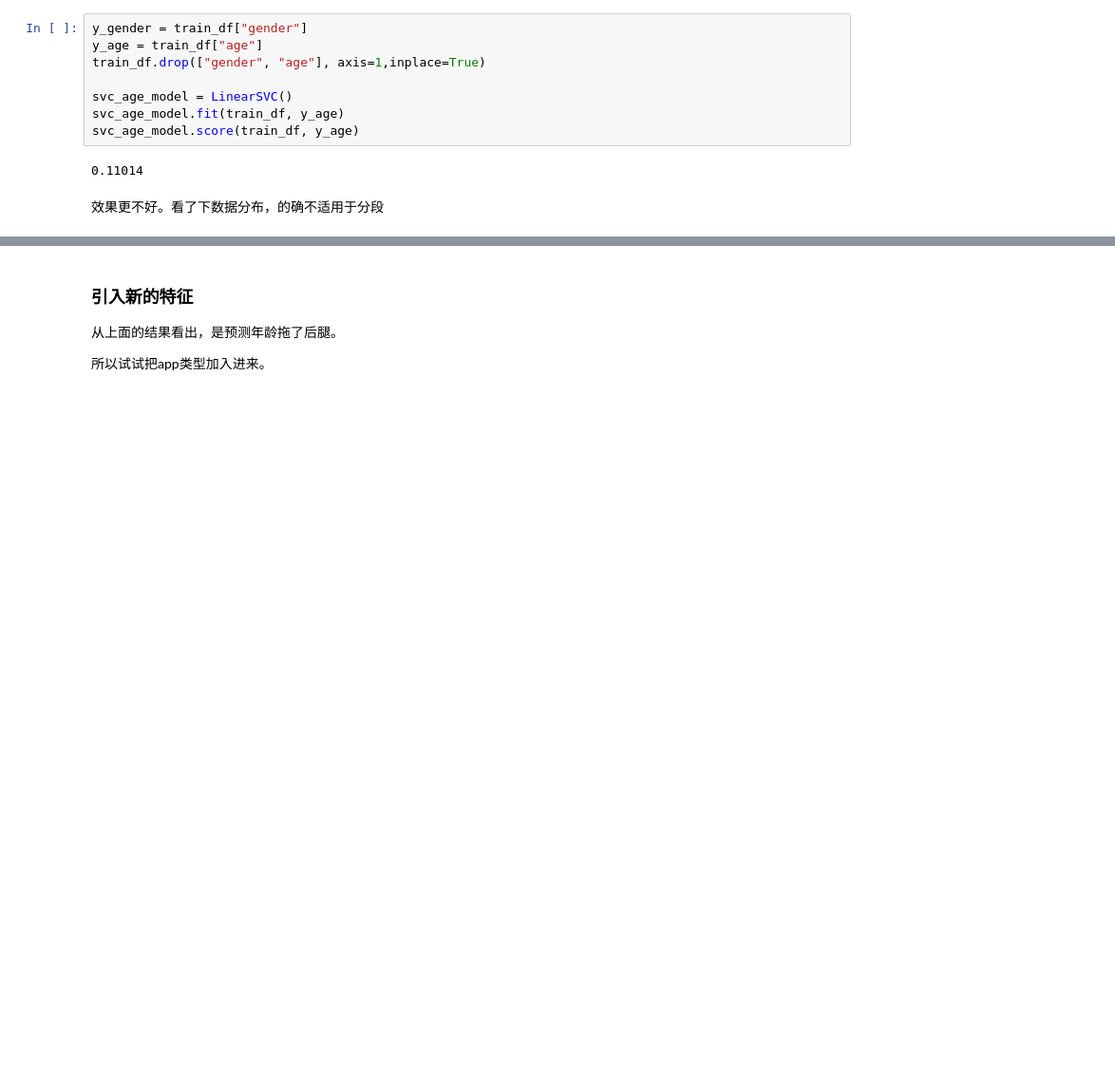
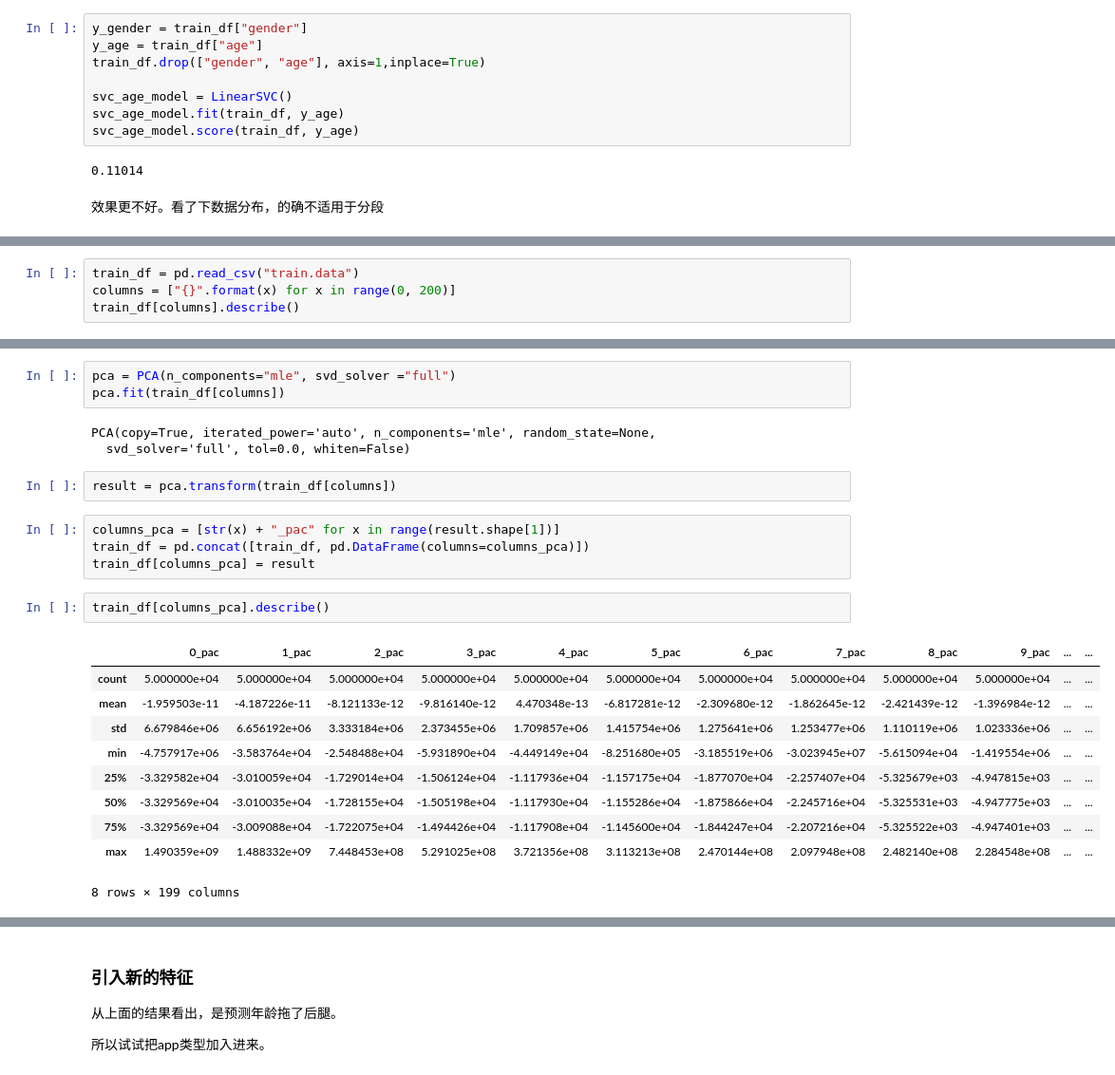
Before and after one commit to miangangzhen/YiGuanCompetition, a Jupyter notebook: Main.ipynb, the cells around one changed output, grey strips where cells are left out. Shown at 95% size. Cells and saved outputs as stored; diff of their text form; blank space fills up the shorter version.

```diff
--- a/Main.ipynb
+++ b/Main.ipynb
@@ -343,0 +389,4 @@ svc_age_model.score(train_df, y_age)
+# %%
+train_df = pd.read_csv("train.data")
+columns = ["{}".format(x) for x in range(0, 200)]
+train_df[columns].describe()
@@ -343,0 +404,25 @@ svc_age_model.score(train_df, y_age)
+# %%
+pca = PCA(n_components="mle", svd_solver ="full")
+pca.fit(train_df[columns])
+# %% [output]
+PCA(copy=True, iterated_power='auto', n_components='mle', random_state=None,
+  svd_solver='full', tol=0.0, whiten=False)
+# %%
+result = pca.transform(train_df[columns])
+# %%
+columns_pca = [str(x) + "_pac" for x in range(result.shape[1])]
+train_df = pd.concat([train_df, pd.DataFrame(columns=columns_pca)])
+train_df[columns_pca] = result
+# %%
+train_df[columns_pca].describe()
+# %% [output]
+|  | 0_pac | 1_pac | 2_pac | 3_pac | 4_pac | 5_pac | 6_pac | 7_pac | 8_pac | 9_pac | ... | ... |
+| count | 5.000000e+04 | 5.000000e+04 | 5.000000e+04 | 5.000000e+04 | 5.000000e+04 | 5.000000e+04 | 5.000000e+04 | 5.000000e+04 | 5.000000e+04 | 5.000000e+04 | ... | ... |
+| mean | -1.959503e-11 | -4.187226e-11 | -8.121133e-12 | -9.816140e-12 | 4.470348e-13 | -6.817281e-12 | -2.309680e-12 | -1.862645e-12 | -2.421439e-12 | -1.396984e-12 | ... | ... |
+| std | 6.679846e+06 | 6.656192e+06 | 3.333184e+06 | 2.373455e+06 | 1.709857e+06 | 1.415754e+06 | 1.275641e+06 | 1.253477e+06 | 1.110119e+06 | 1.023336e+06 | ... | ... |
+| min | -4.757917e+06 | -3.583764e+04 | -2.548488e+04 | -5.931890e+04 | -4.449149e+04 | -8.251680e+05 | -3.185519e+06 | -3.023945e+07 | -5.615094e+04 | -1.419554e+06 | ... | ... |
+| 25% | -3.329582e+04 | -3.010059e+04 | -1.729014e+04 | -1.506124e+04 | -1.117936e+04 | -1.157175e+04 | -1.877070e+04 | -2.257407e+04 | -5.325679e+03 | -4.947815e+03 | ... | ... |
+| 50% | -3.329569e+04 | -3.010035e+04 | -1.728155e+04 | -1.505198e+04 | -1.117930e+04 | -1.155286e+04 | -1.875866e+04 | -2.245716e+04 | -5.325531e+03 | -4.947775e+03 | ... | ... |
+| 75% | -3.329569e+04 | -3.009088e+04 | -1.722075e+04 | -1.494426e+04 | -1.117908e+04 | -1.145600e+04 | -1.844247e+04 | -2.207216e+04 | -5.325522e+03 | -4.947401e+03 | ... | ... |
+| max | 1.490359e+09 | 1.488332e+09 | 7.448453e+08 | 5.291025e+08 | 3.721356e+08 | 3.113213e+08 | 2.470144e+08 | 2.097948e+08 | 2.482140e+08 | 2.284548e+08 | ... | ... |
+8 rows × 199 columns
```
Also changed, not shown: parts of 15 cells of this notebook.
